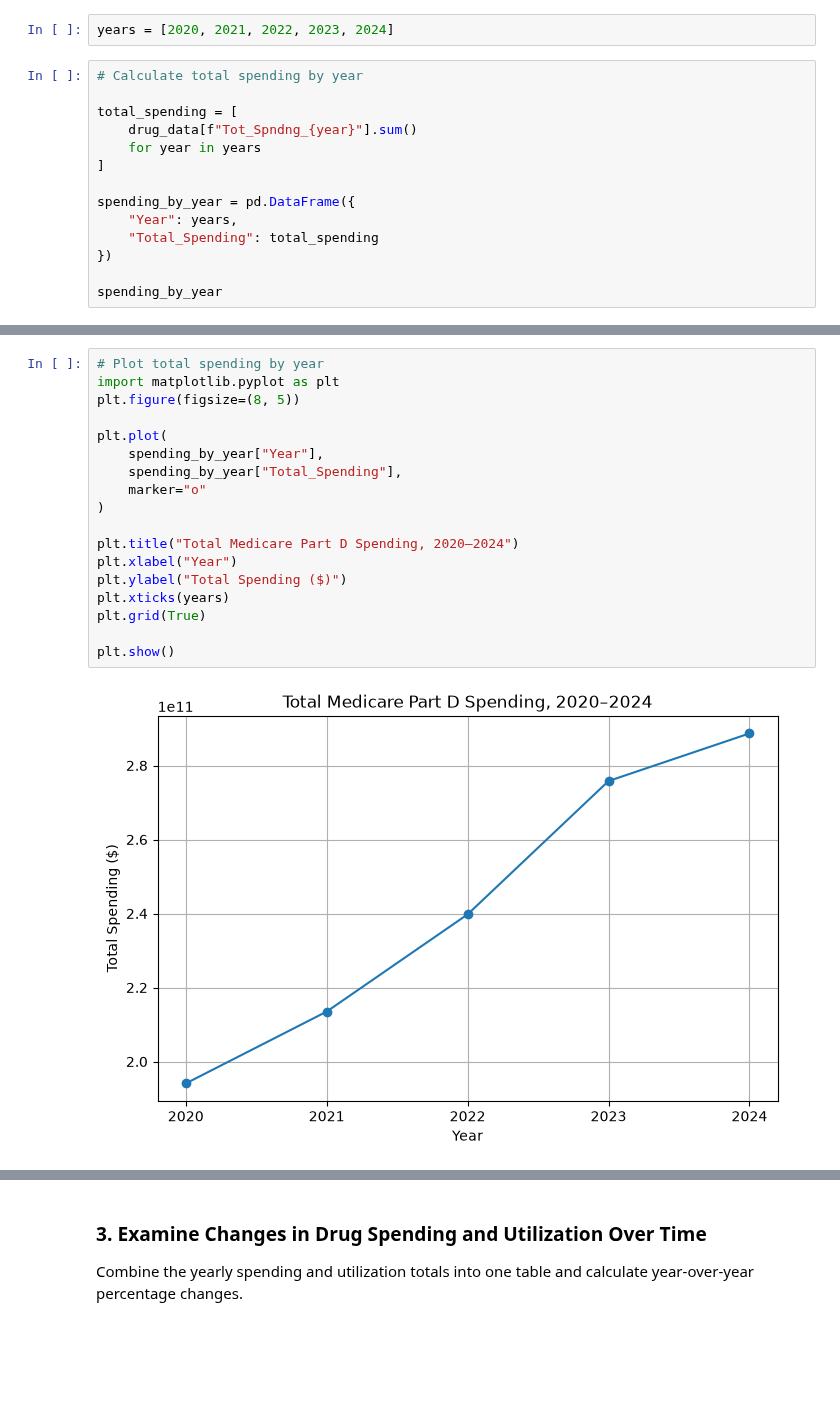
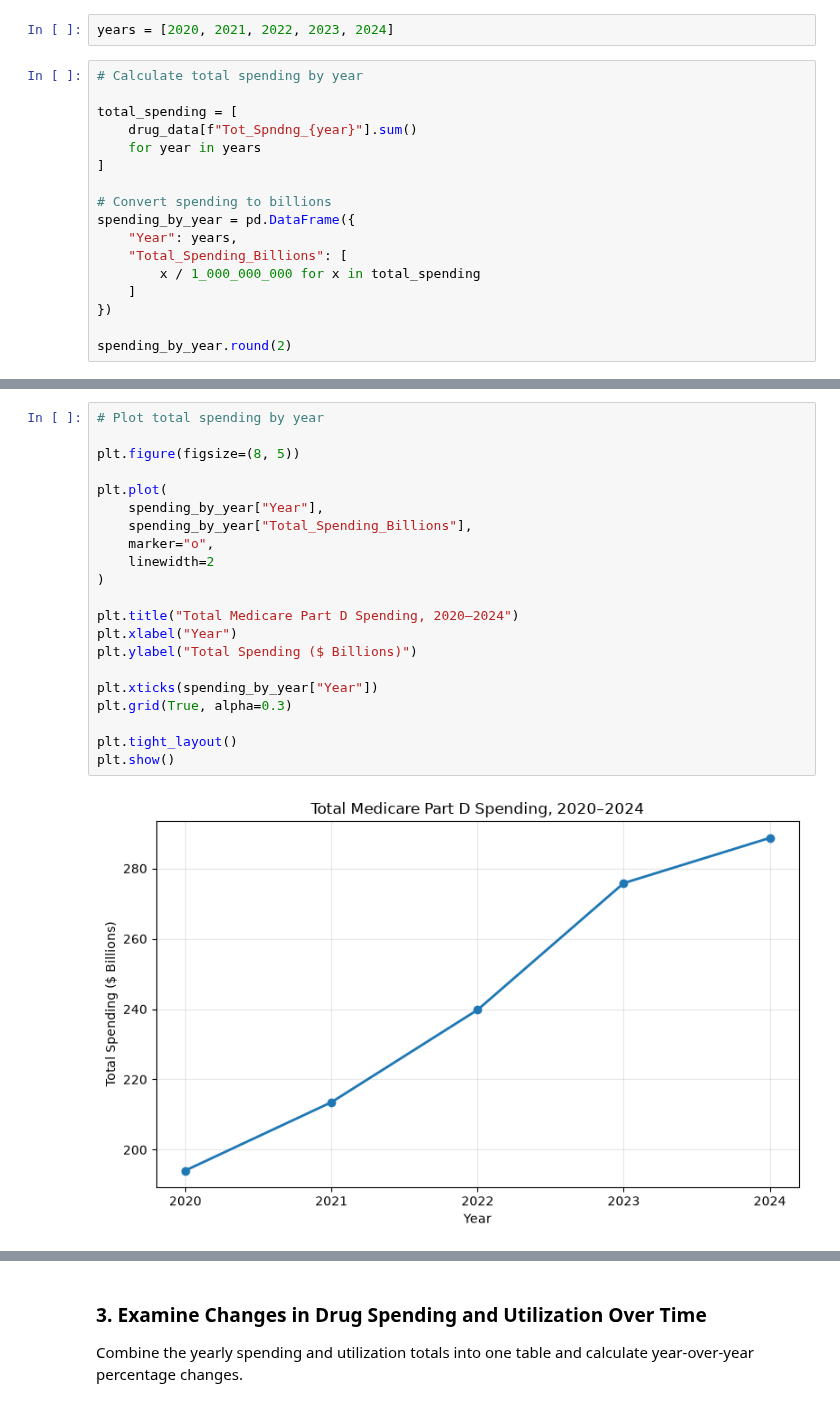
Before and after one commit to adrianakopf/DataScienceIU_INFO-I-492, a Jupyter notebook: MedicarePartD.ipynb, the cells around one changed output, grey strips where cells are left out. Cells and saved outputs as stored; diff of their text form; blank space fills up the shorter version.

```diff
--- a/MedicarePartD.ipynb
+++ b/MedicarePartD.ipynb
@@ -741,10 +742,13 @@ total_spending = [
     for year in years
 ]
 
+# Convert spending to billions
 spending_by_year = pd.DataFrame({
     "Year": years,
-    "Total_Spending": total_spending
+    "Total_Spending_Billions": [
+        x / 1_000_000_000 for x in total_spending
+    ]
 })
 
-spending_by_year
+spending_by_year.round(2)
 # %% [output]
@@ -757,23 +761,26 @@ spending_by_year
 # %%
 # Plot total spending by year
-import matplotlib.pyplot as plt
+
 plt.figure(figsize=(8, 5))
 
 plt.plot(
     spending_by_year["Year"],
-    spending_by_year["Total_Spending"],
-    marker="o"
+    spending_by_year["Total_Spending_Billions"],
+    marker="o",
+    linewidth=2
 )
 
 plt.title("Total Medicare Part D Spending, 2020–2024")
 plt.xlabel("Year")
-plt.ylabel("Total Spending ($)")
-plt.xticks(years)
-plt.grid(True)
+plt.ylabel("Total Spending ($ Billions)")
 
+plt.xticks(spending_by_year["Year"])
+plt.grid(True, alpha=0.3)
+
+plt.tight_layout()
 plt.show()
 # %% [output]
-[figure, old version]
+[figure, new version]
 # %%
 # Calculate total beneficiaries by year
 
```
Also changed, not shown: parts of 27 cells of this notebook.
